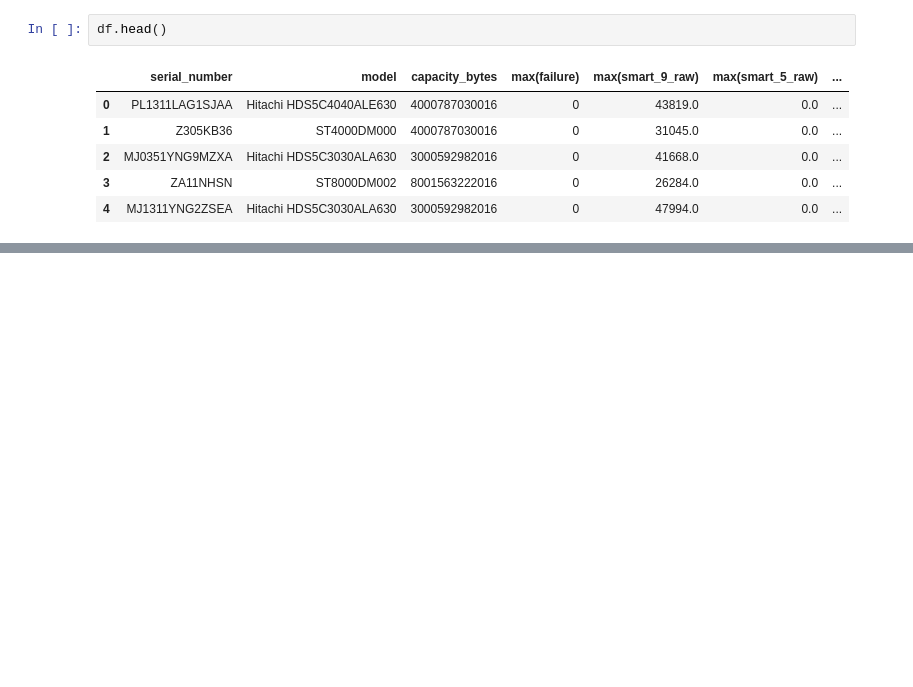
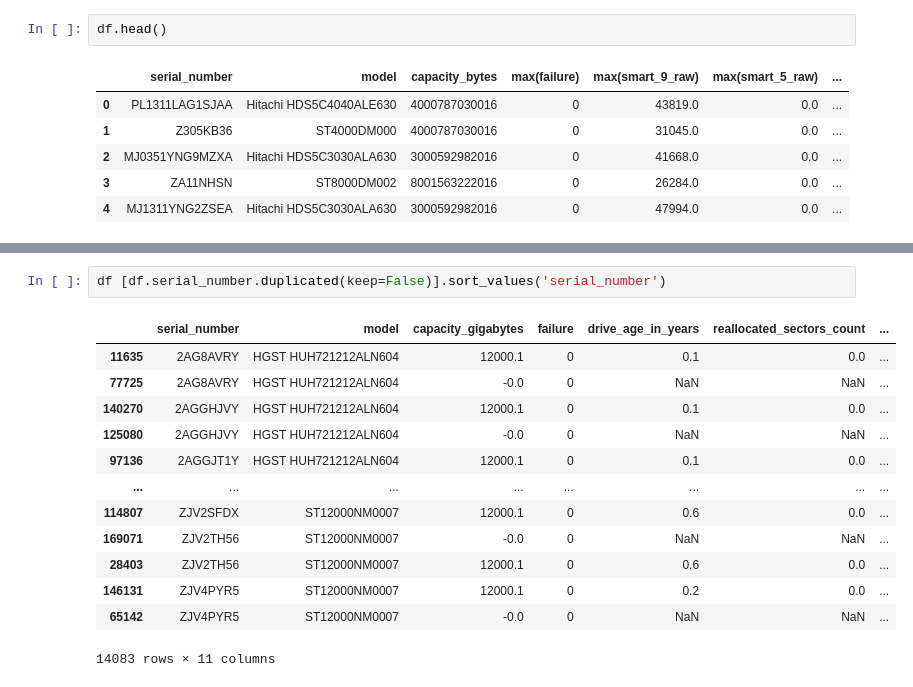
Before and after one commit to just-keep-spinning/hard-drive-project, a Jupyter notebook: misty_capstone_folder/mists-working.ipynb, the cells around one changed output, grey strips where cells are left out. Drawn from its saved outputs; the diff is of its cells as text; blank space fills up the shorter version.

```diff
--- a/misty_capstone_folder/mists-working.ipynb
+++ b/misty_capstone_folder/mists-working.ipynb
@@ -153,0 +269,16 @@ df.head()
+# %%
+df [df.serial_number.duplicated(keep=False)].sort_values('serial_number')
+# %% [output]
+|  | serial_number | model | capacity_gigabytes | failure | drive_age_in_years | reallocated_sectors_count | ... |
+| 11635 | 2AG8AVRY | HGST HUH721212ALN604 | 12000.1 | 0 | 0.1 | 0.0 | ... |
+| 77725 | 2AG8AVRY | HGST HUH721212ALN604 | -0.0 | 0 | NaN | NaN | ... |
+| 140270 | 2AGGHJVY | HGST HUH721212ALN604 | 12000.1 | 0 | 0.1 | 0.0 | ... |
+| 125080 | 2AGGHJVY | HGST HUH721212ALN604 | -0.0 | 0 | NaN | NaN | ... |
+| 97136 | 2AGGJT1Y | HGST HUH721212ALN604 | 12000.1 | 0 | 0.1 | 0.0 | ... |
+| ... | ... | ... | ... | ... | ... | ... | ... |
+| 114807 | ZJV2SFDX | ST12000NM0007 | 12000.1 | 0 | 0.6 | 0.0 | ... |
+| 169071 | ZJV2TH56 | ST12000NM0007 | -0.0 | 0 | NaN | NaN | ... |
+| 28403 | ZJV2TH56 | ST12000NM0007 | 12000.1 | 0 | 0.6 | 0.0 | ... |
+| 146131 | ZJV4PYR5 | ST12000NM0007 | 12000.1 | 0 | 0.2 | 0.0 | ... |
+| 65142 | ZJV4PYR5 | ST12000NM0007 | -0.0 | 0 | NaN | NaN | ... |
+14083 rows × 11 columns
```
Also changed, not shown: parts of 35 cells of this notebook.
